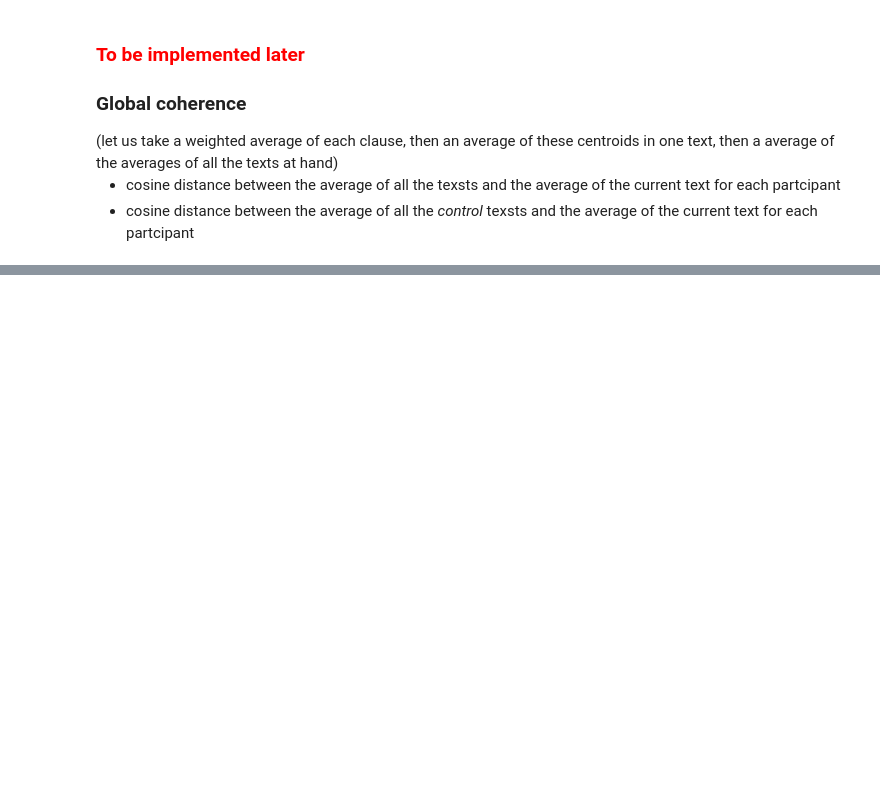
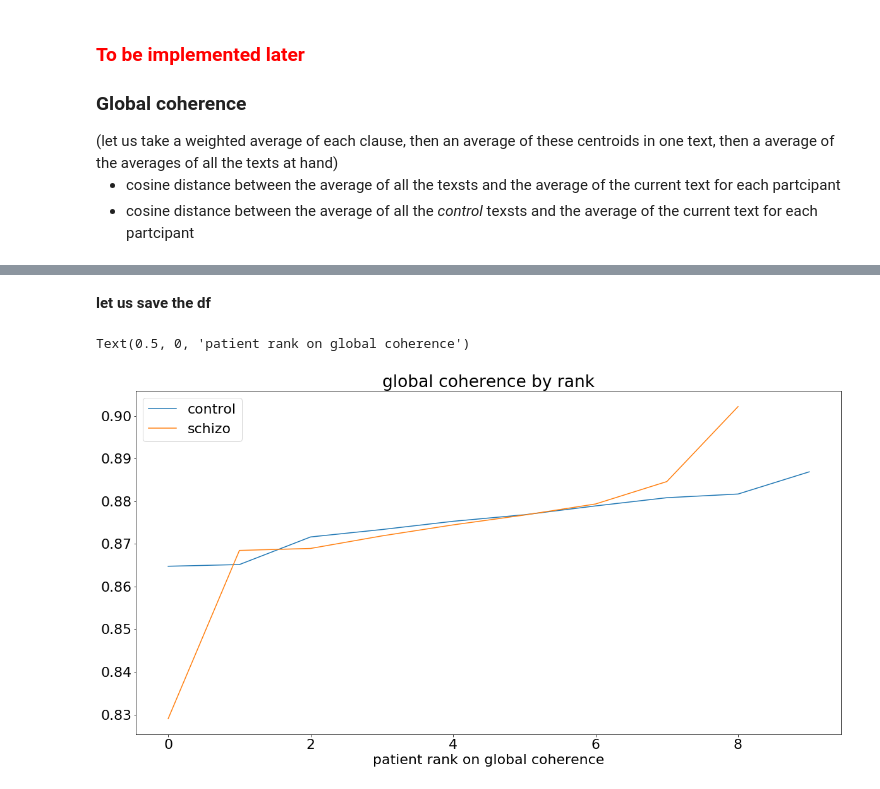
Before and after one commit to flying-bear/modeling_schizo, a Jupyter notebook: modeling_schizo.ipynb, the cells around one changed output, grey strips where cells are left out. Saved outputs shown, nothing was run; the diff lists cells and outputs as text; code cells hidden in the pictures; blank space fills up the shorter version.

Commit message:
added global coherence

```diff
--- a/modeling_schizo.ipynb
+++ b/modeling_schizo.ipynb
@@ -524,7 +504,7 @@ def get_file_clause_vectors(clauses):
             clauses_array.append(clause_vector)
         else:
             continue
-    return(clauses_array)
+    return clauses_array
 # %% [markdown]
 let us test in on an example
 # %%
@@ -1126,0 +1109,4 @@ plt.legend()
+# %%
+def compare_text_to_a_standard_vector(file, standard_vector):
+    average_file_vector = np.average(get_file_clause_vectors(file), axis=0)
+    return cos_sim(average_file_vector, standard_vector)
@@ -1126,0 +1119,9 @@ plt.legend()
+# %%
+all_texts_vector = np.ndarray(300)
+control_texts_vector = np.ndarray(300)
+for key in ['control', 'schizo']:
+    for filename in sample[key]:
+        file = sample[key][filename]
+        if key == 'control':
+            control_texts_vector += np.average(get_file_clause_vectors(file), axis=0)
+        control_texts_vector = np.average(get_file_clause_vectors(file), axis=0)
@@ -1126,0 +1130,18 @@ plt.legend()
+# %%
+patient_glob_coh = {'control':[], 'schizo':[]}
+patient_control_glob_coh = {'control':[], 'schizo':[]}
+patient_man_glob_coh = {'control':[], 'schizo':[]}
+glob_coh_series = []
+control_glob_coh_series = []
+for i in patient_df.index:
+    filename = patient_df.at[i, 'ID']
+    group = patient_df.at[i, 'group']
+    man_av_glob_coh = patient_df.at[i, 'man_av_gcoh']
+    file = sample[group][filename]
+    glob_coh = compare_text_to_a_standard_vector(file, all_texts_vector)
+    control_glob_coh = compare_text_to_a_standard_vector(file, control_texts_vector)
+    glob_coh_series.append(glob_coh)
+    control_glob_coh_series.append(control_glob_coh)
+    patient_glob_coh[group].append(glob_coh)
+    patient_control_glob_coh[group].append(control_glob_coh)
+    patient_man_glob_coh[group].append(man_av_glob_coh/5)
@@ -1126,0 +1173,2 @@ plt.legend()
+# %% [markdown]
+__let us save the df__
@@ -1126,0 +1177,10 @@ plt.legend()
+# %%
+plt.rcParams.update({'font.size': 22, 'figure.figsize':[20,10]})
+plt.plot(sorted(patient_glob_coh['control']), label='control')
+plt.plot(sorted(patient_glob_coh['schizo']), label='schizo')
+plt.legend()
+plt.title(label='global coherence by rank')
+plt.xlabel('patient rank on global coherence')
+# %% [output]
+Text(0.5, 0, 'patient rank on global coherence')
+[figure, added]
```
Also changed, not shown: parts of 32 cells of this notebook.
